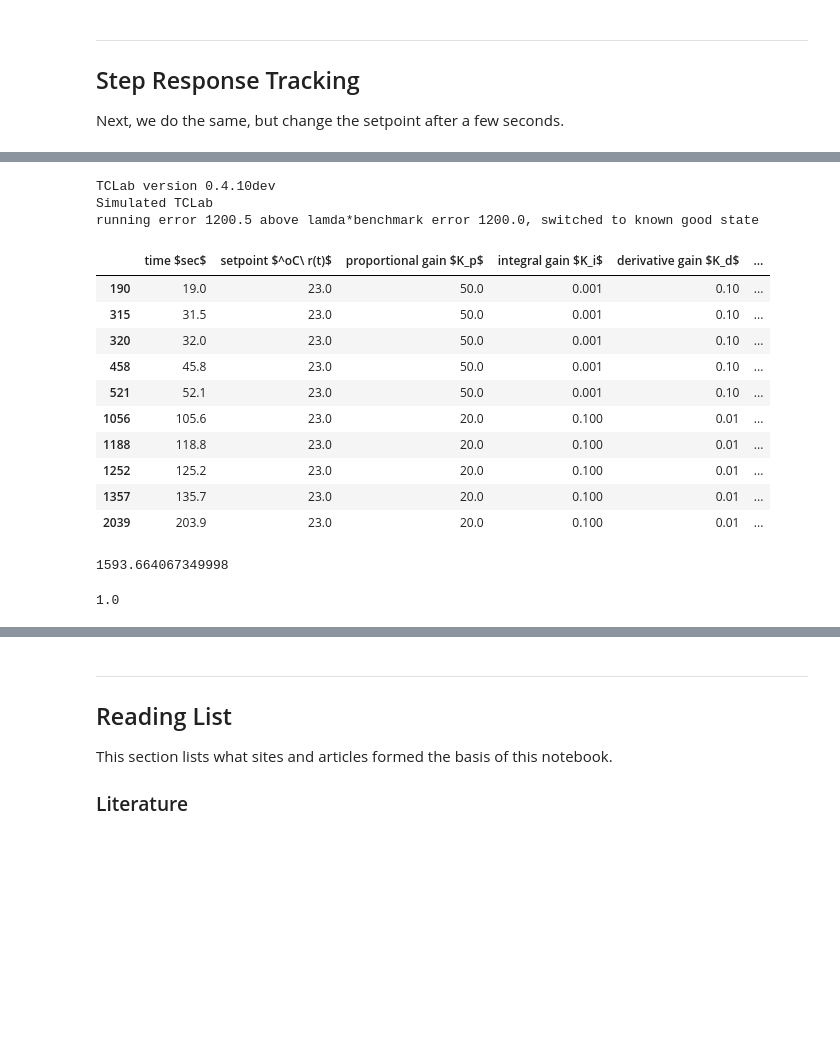
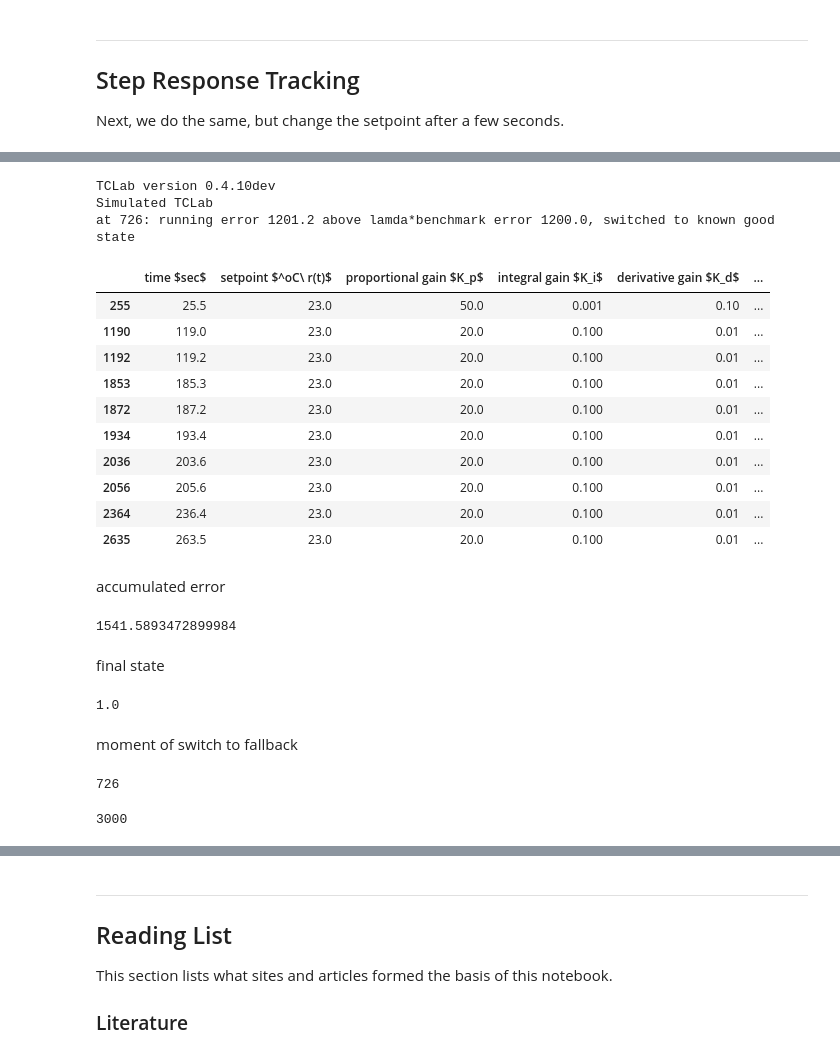
Before and after one commit to kjkoster/stability-preserving-pid-autotuner, a Jupyter notebook: stability-preserving-pid-autotuner.ipynb, the cells around one changed output, grey strips where cells are left out. Drawn from its saved outputs; the diff is of its cells as text; code cells hidden in the pictures; blank space fills up the shorter version.

```diff
--- a/stability-preserving-pid-autotuner.ipynb
+++ b/stability-preserving-pid-autotuner.ipynb
@@ -97,9 +118,10 @@ STATE_NORMAL = 0
 STATE_FALLBACK = 1
 
 IS_HARDWARE = False
+# XXX 300 !!!
+T = 300                          # nominal episodes are 5 minutes, or 300 seconds.
 SAMPLE_RATE = 10 # Hz
-# XXX 300 !!!
-EPISODE_LENGTH = 300 * SAMPLE_RATE # nominal episodes are 5 minutes, or 300 seconds. Multiply by sample rate to get the episode and data frame size.
+EPISODE_LENGTH = T * SAMPLE_RATE # Multiply by sample rate to get the episode and data frame size.
 # %% [markdown]
 ---
 ## Plant Control Class Definition
@@ -324,9 +354,10 @@ class SupervisedPlantControl:
                 0.0, y2_t,
                 episode_state], y_t
 
-    def episode(self, setpoints, episode_state, pid_tunings):
+    def episode(self, setpoints, pid_tunings):
         results = pd.DataFrame(columns=EPISODE_COLUMNS)
 
+        episode_state = STATE_NORMAL
         self.pid.tunings = pid_tunings
         y_t_prev = self.plant.T1
         for t in range(len(setpoints)):
@@ -338,7 +369,7 @@ class SupervisedPlantControl:
             # in fallback state we just sit the episode out
             if episode_state != STATE_FALLBACK and \
                     (results[COL_ERROR]**2).sum() > self.lambda_benchmark_error:
-                print(f"running error {(results[COL_ERROR]**2).sum():.1f} above lamda*benchmark error {self.lambda_benchmark_error:.1f}, switched to known good state")
+                print(f"at {t}: running error {(results[COL_ERROR]**2).sum():.1f} above lamda*benchmark error {self.lambda_benchmark_error:.1f}, switched to known good state")
                 episode_state = STATE_FALLBACK
                 results.loc[len(results)-1][COL_STATE] = STATE_FALLBACK
                 self.pid.tunings = self.known_good_pid_tunings
@@ -348,34 +379,48 @@ class SupervisedPlantControl:
 # %%
 setpoints = np.zeros(EPISODE_LENGTH)
 setpoints[:] = 23.0 # °C
 
 plant_control = SupervisedPlantControl(IS_HARDWARE, SAMPLE_RATE, 1200.0, 1.0, (20.0, 0.1, 0.01))
-supervised_smooth_results = plant_control.episode(setpoints, STATE_SMOOTHING, (50.0, 0.001, 0.1))
+supervised_smooth_results = plant_control.episode(setpoints, (50.0, 0.001, 0.1))
 
 supervised_smooth_results.sample(10).sort_values(COL_TIME)
 # %% [output]
 TCLab version 0.4.10dev
 Simulated TCLab
-running error 1200.5 above lamda*benchmark error 1200.0, switched to known good state
+at 726: running error 1201.2 above lamda*benchmark error 1200.0, switched to known good state
 |  | time $sec$ | setpoint $^oC\ r(t)$ | proportional gain $K_p$ | integral gain $K_i$ | derivative gain $K_d$ | ... |
-| 190 | 19.0 | 23.0 | 50.0 | 0.001 | 0.10 | ... |
-| 315 | 31.5 | 23.0 | 50.0 | 0.001 | 0.10 | ... |
-| 320 | 32.0 | 23.0 | 50.0 | 0.001 | 0.10 | ... |
-| 458 | 45.8 | 23.0 | 50.0 | 0.001 | 0.10 | ... |
-| 521 | 52.1 | 23.0 | 50.0 | 0.001 | 0.10 | ... |
-| 1056 | 105.6 | 23.0 | 20.0 | 0.100 | 0.01 | ... |
-| 1188 | 118.8 | 23.0 | 20.0 | 0.100 | 0.01 | ... |
-| 1252 | 125.2 | 23.0 | 20.0 | 0.100 | 0.01 | ... |
-| 1357 | 135.7 | 23.0 | 20.0 | 0.100 | 0.01 | ... |
-| 2039 | 203.9 | 23.0 | 20.0 | 0.100 | 0.01 | ... |
+| 255 | 25.5 | 23.0 | 50.0 | 0.001 | 0.10 | ... |
+| 1190 | 119.0 | 23.0 | 20.0 | 0.100 | 0.01 | ... |
+| 1192 | 119.2 | 23.0 | 20.0 | 0.100 | 0.01 | ... |
+| 1853 | 185.3 | 23.0 | 20.0 | 0.100 | 0.01 | ... |
+| 1872 | 187.2 | 23.0 | 20.0 | 0.100 | 0.01 | ... |
+| 1934 | 193.4 | 23.0 | 20.0 | 0.100 | 0.01 | ... |
+| 2036 | 203.6 | 23.0 | 20.0 | 0.100 | 0.01 | ... |
+| 2056 | 205.6 | 23.0 | 20.0 | 0.100 | 0.01 | ... |
+| 2364 | 236.4 | 23.0 | 20.0 | 0.100 | 0.01 | ... |
+| 2635 | 263.5 | 23.0 | 20.0 | 0.100 | 0.01 | ... |
+# %% [markdown]
+accumulated error
 # %%
 (supervised_smooth_results[COL_ERROR]**2).sum()
 # %% [output]
-1593.664067349998
+1541.5893472899984
+# %% [markdown]
+final state
 # %%
 supervised_smooth_results.loc[len(supervised_smooth_results)-1][COL_STATE]
 # %% [output]
 1.0
+# %% [markdown]
+moment of switch to fallback
+# %%
+np.searchsorted(supervised_smooth_results[COL_STATE], STATE_FALLBACK)
+# %% [output]
+726
+# %%
+np.searchsorted(stepped_setpoint_results[COL_STATE], STATE_FALLBACK)
+# %% [output]
+3000
 # %%
 plot_episode(supervised_smooth_results)
 # %% [output]
```
Also changed, not shown: parts of 10 cells of this notebook, 6 other files.
